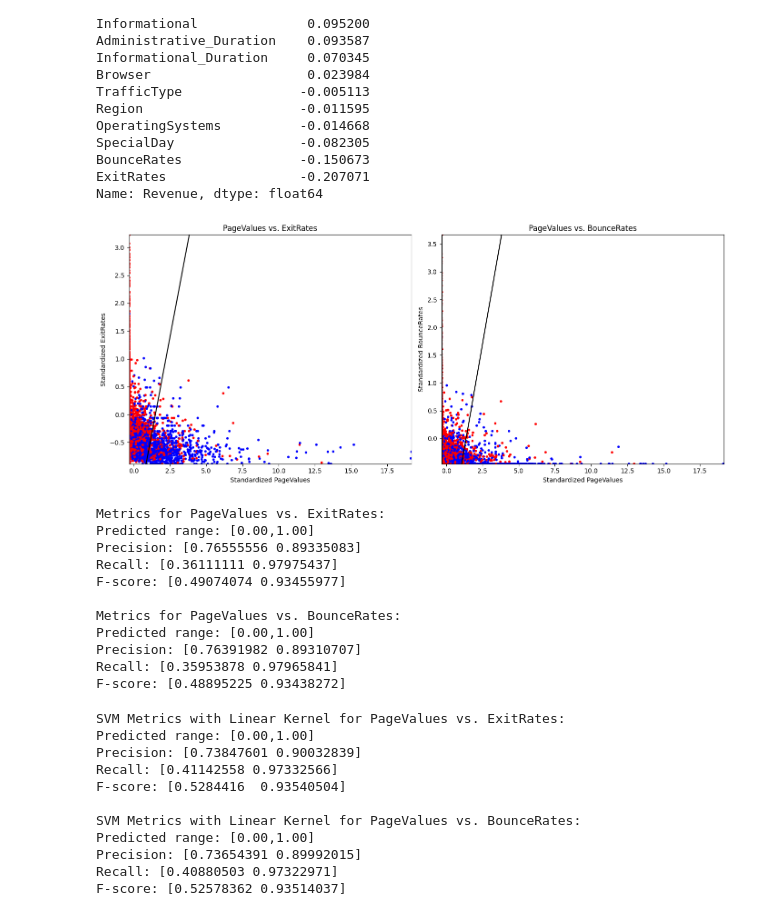
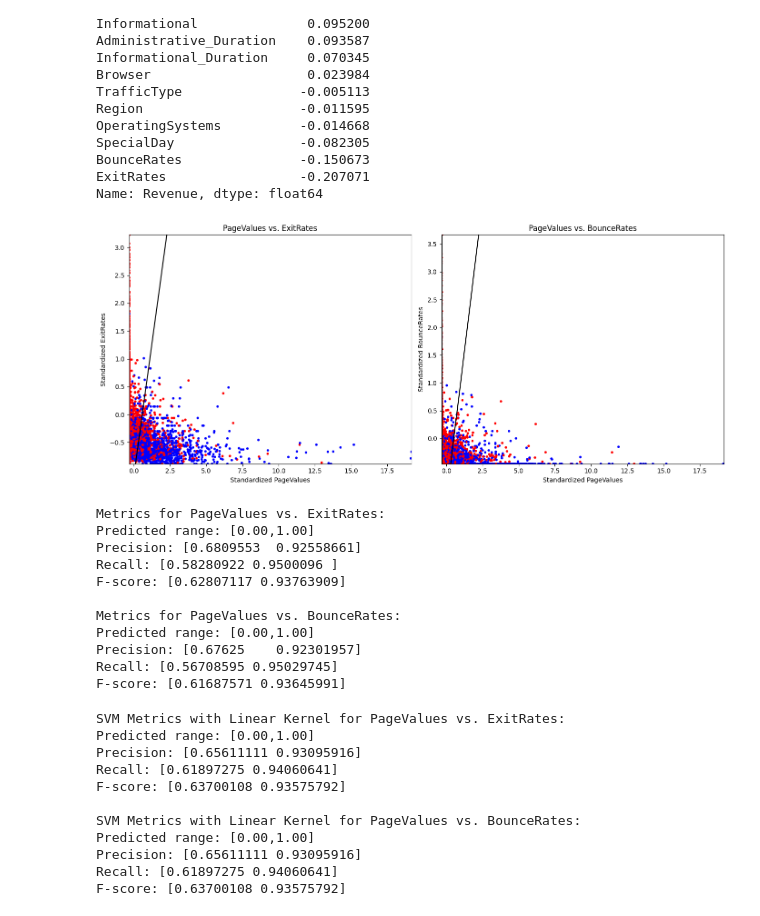
Before and after one commit to Tyler-Johnston/Customer-Behavior-Analysis, a Jupyter notebook: assignment7.ipynb, the cells around one changed output. Drawn from its saved outputs; the diff is of its cells as text; code cells hidden in the pictures.

```diff
--- a/assignment7.ipynb
+++ b/assignment7.ipynb
@@ -77,10 +74,10 @@ scaler = StandardScaler()
 X_selected_scaled = scaler.fit_transform(X_selected)
 
 # train logistic regression models for the two sets of features
-model_exit_rates = LogisticRegression()
+model_exit_rates = LogisticRegression(class_weight={0:0.25, 1:0.75})
 model_exit_rates.fit(X_selected_scaled[:, [0, 1]], y)
 
-model_bounce_rates = LogisticRegression()
+model_bounce_rates = LogisticRegression(class_weight={0:0.25, 1:0.75})
 model_bounce_rates.fit(X_selected_scaled[:, [0, 2]], y)
 
 # define the range for x values based on the standardized features
@@ -96,41 +93,41 @@ y_exit_rates = -(b0_exit_rates + b_exit_rates[0] * x_range) / b_exit_rates[1]
 b0_bounce_rates = model_bounce_rates.intercept_[0]
 b_bounce_rates = model_bounce_rates.coef_[0]
 y_bounce_rates = -(b0_bounce_rates + b_bounce_rates[0] * x_range) / b_bounce_rates[1]
 
 # define the color for the scatter plot
 color = ['red' if y_ == 0 else 'blue' for y_ in y]
 
 # plot for 'PageValues' and 'ExitRates'
 ax1 = plt.subplot(1, 2, 1)
 ax1.scatter(X_selected_scaled[:, 0], X_selected_scaled[:, 1], c=color, s=8)
 ax1.plot(x_range, y_exit_rates, color='black')
 ax1.set_xlim(X_selected_scaled[:, 0].min(), X_selected_scaled[:, 0].max())
 ax1.set_ylim(X_selected_scaled[:, 1].min(), X_selected_scaled[:, 1].max())
 ax1.set_xlabel('Standardized PageValues')
 ax1.set_ylabel('Standardized ExitRates')
 ax1.set_title('PageValues vs. ExitRates')
 
 # plot for 'PageValues' and 'BounceRates'
 ax2 = plt.subplot(1, 2, 2)
 ax2.scatter(X_selected_scaled[:, 0], X_selected_scaled[:, 2], c=color, s=8)
 ax2.plot(x_range, y_bounce_rates, color='black')
 ax2.set_xlim(X_selected_scaled[:, 0].min(), X_selected_scaled[:, 0].max())
 ax2.set_ylim(X_selected_scaled[:, 2].min(), X_selected_scaled[:, 2].max())
 ax2.set_xlabel('Standardized PageValues')
 ax2.set_ylabel('Standardized BounceRates')
 ax2.set_title('PageValues vs. BounceRates')
 
 plt.tight_layout()
 plt.show()
 # %% [output]
-[figure, old version]
+[figure, new version]
 # %%
 # make predictions and calculate performance metrics for 'ExitRates'
-y_pred_exit_rates = model_exit_rates.predict(X_exit_rates_scaled)
+y_pred_exit_rates = model_exit_rates.predict(X_selected_scaled[:, [0, 1]])
 p_exit_rates, r_exit_rates, f_exit_rates, _ = precision_recall_fscore_support(y, y_pred_exit_rates, labels=[1, 0])
 
 # make predictions and calculate performance metrics for 'BounceRates'
-y_pred_bounce_rates = model_bounce_rates.predict(X_bounce_rates_scaled)
+y_pred_bounce_rates = model_bounce_rates.predict(X_selected_scaled[:, [0, 2]])
 p_bounce_rates, r_bounce_rates, f_bounce_rates, _ = precision_recall_fscore_support(y, y_pred_bounce_rates, labels=[1, 0])
 
 print('Metrics for PageValues vs. ExitRates:')
@@ -147,24 +144,24 @@ print('F-score:', f_bounce_rates)
 # %% [output]
 Metrics for PageValues vs. ExitRates:
 Predicted range: [0.00,1.00]
-Precision: [0.76555556 0.89335083]
-Recall: [0.36111111 0.97975437]
-F-score: [0.49074074 0.93455977]
+Precision: [0.6809553  0.92558661]
+Recall: [0.58280922 0.9500096 ]
+F-score: [0.62807117 0.93763909]
 
 Metrics for PageValues vs. BounceRates:
 Predicted range: [0.00,1.00]
-Precision: [0.76391982 0.89310707]
-Recall: [0.35953878 0.97965841]
-F-score: [0.48895225 0.93438272]
+Precision: [0.67625    0.92301957]
+Recall: [0.56708595 0.95029745]
+F-score: [0.61687571 0.93645991]
 # %%
 df['Revenue'] = df['Revenue'].astype(int)
 y = df['Revenue']
 
 # train SVM models for the two sets of features with a linear kernel
-svm_exit_rates = SVC(kernel='linear')
+svm_exit_rates = SVC(kernel='linear', class_weight={0:0.25, 1:0.75})
 svm_exit_rates.fit(X_selected_scaled[:, [0, 1]], y)
 
-svm_bounce_rates = SVC(kernel='linear')
+svm_bounce_rates = SVC(kernel='linear', class_weight={0:0.25, 1:0.75})
 svm_bounce_rates.fit(X_selected_scaled[:, [0, 2]], y)
 
 # make predictions and calculate performance metrics for 'ExitRates' with a linear kernel
@@ -190,12 +187,12 @@ print('F-score:', f_bounce_rates_svm)
 # %% [output]
 SVM Metrics with Linear Kernel for PageValues vs. ExitRates:
 Predicted range: [0.00,1.00]
-Precision: [0.73847601 0.90032839]
-Recall: [0.41142558 0.97332566]
-F-score: [0.5284416  0.93540504]
+Precision: [0.65611111 0.93095916]
+Recall: [0.61897275 0.94060641]
+F-score: [0.63700108 0.93575792]
 
 SVM Metrics with Linear Kernel for PageValues vs. BounceRates:
 Predicted range: [0.00,1.00]
-Precision: [0.73654391 0.89992015]
-Recall: [0.40880503 0.97322971]
-F-score: [0.52578362 0.93514037]
+Precision: [0.65611111 0.93095916]
+Recall: [0.61897275 0.94060641]
+F-score: [0.63700108 0.93575792]
```
Also changed, not shown: parts of 4 cells of this notebook.
